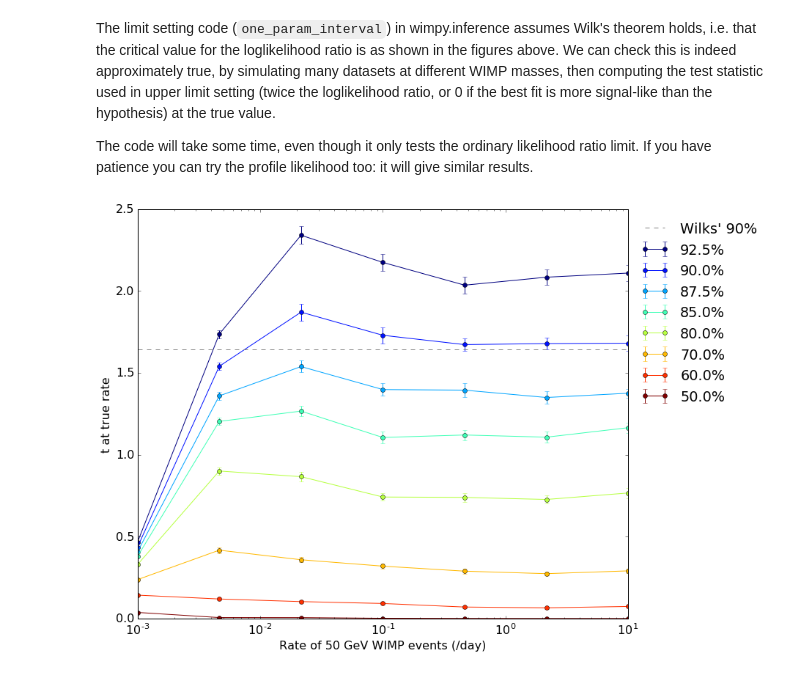
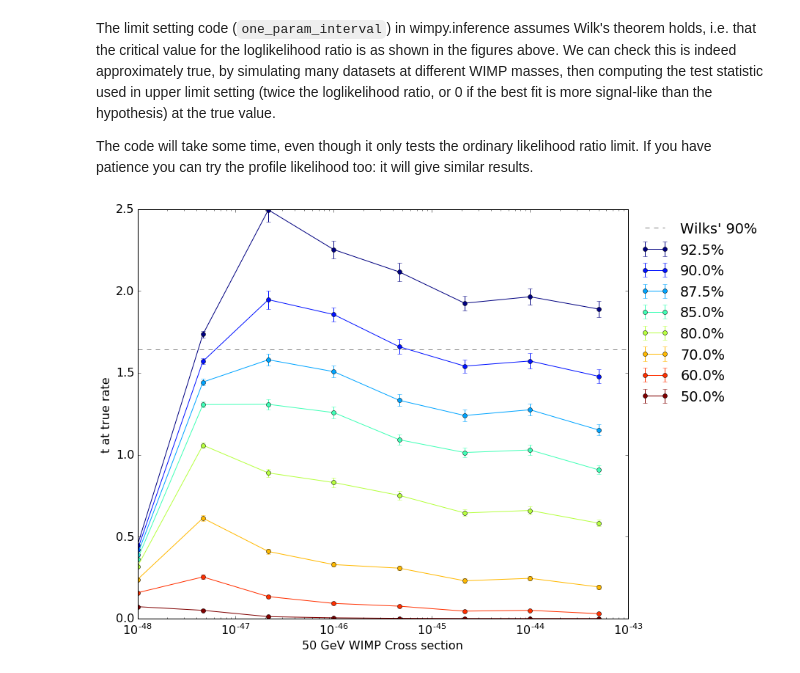
Before and after one commit to XENON1T/laidbax, a Jupyter notebook: notebooks/Simple WIMP analysis.ipynb, the cells around one changed output. Drawn from its saved outputs; the diff is of its cells as text; code cells hidden in the pictures.

```diff
--- a/notebooks/Simple WIMP analysis.ipynb
+++ b/notebooks/Simple WIMP analysis.ipynb
@@ -80,9 +80,13 @@ n_trials = 1000
 limits_lf = np.zeros(n_trials)
 limits_plf = np.zeros(n_trials)
 
-for i in tqdm(range(n_trials)):
-    d = lf.base_model.simulate(rate_multipliers=dict(wimp_50gev=0))
+background_datasets = [lf.base_model.simulate(rate_multipliers=dict(wimp_50gev=0)) for _ in range(n_trials)]
+
+for i, d in enumerate(tqdm(background_datasets)):
     lf.set_data(d)
     plf.set_data(d)
-    limits_lf[i] = one_parameter_interval(lf, 'wimp_50gev_rate', bound=1, kind='upper')
-    limits_plf[i] = one_parameter_interval(plf, 'wimp_50gev_rate', bound=1, kind='upper')
+    try:
+        limits_lf[i] = one_parameter_interval(lf, 'wimp_50gev_rate_multiplier', bound=1, kind='upper')
+        limits_plf[i] = one_parameter_interval(plf, 'wimp_50gev_rate_multiplier', bound=1, kind='upper')
+    except OptimizationFailed:
+        print("Optimization failed for background dataset %d" % i)
@@ -105,35 +118,43 @@ The code will take some time, even though it only tests the ordinary likelihood
 n_trials = int(1e4)
 ts = {}
 
-for rate in np.logspace(-3, 1, 7):
-    ts[rate] = np.zeros(n_trials)
-    for i in tqdm(range(n_trials), desc='Simulating likelihood ratios for %s events/day' % rate):
-        d = lf.base_model.simulate(rate_multipliers=dict(wimp_50gev=rate/reference_rate))
+for rm in np.logspace(-3, 1, 7):
+    ts[rm] = np.zeros(n_trials)
+    for i in tqdm(range(n_trials), desc='Simulating likelihood ratios for '
+                                        '%sx WIMP rate multiplier' % rm):
+        d = lf.base_model.simulate(rate_multipliers=dict(wimp_50gev=rm))
+        lf.set_data(d)
 
-        lf.set_data(d)
-        bf = bestfit_scipy(lf)
-        if bf[0]['wimp_50gev_rate'] > rate:
-            ts[rate][i] = 0
-        else:
-            ts[rate][i] = 2 * (bf[1] - bestfit_scipy(lf, wimp_50gev_rate=rate)[1])
+        # Evaluate the test statistic:
+        # 2 * (loglikelihood of global best fit - ll of best fit conditional on true wimp rate)
+        try:
+            bf = bestfit_scipy(lf)   # Global best fit. Loglikelihood is in [1]
+            if bf[0]['wimp_50gev_rate_multiplier'] > rm:
+                ts[rm][i] = 0
+            else:
+                ts[rm][i] = 2 * (bf[1] - bestfit_scipy(lf, wimp_50gev_rate_multiplier=rm)[1])
+
+        except OptimizationFailed:
+            print("Optimization failed for trial %d, storing nan as t value")
+            ts[rm][i] = float('nan')
 # %%
 def bootstrap_percentile_error(q, pct, bootstrap_trials=200):
     return np.std([np.percentile(np.random.choice(q, len(q)), pct) for _ in range(bootstrap_trials)])
 
 percentiles = [50, 60, 70, 80, 85, 87.5, 90, 92.5]
 for i, pct in enumerate(tqdm(reversed(percentiles))):
-    plt.errorbar(sorted(ts.keys()),
+    plt.errorbar(np.array(sorted(ts.keys())) * 1e-45,
                  [np.percentile(q, pct) for _, q in sorted(ts.items())],
                  yerr=[bootstrap_percentile_error(q, pct) for _, q in sorted(ts.items())],
                  color=plt.cm.jet(i/(len(percentiles)-1)),
                  label='%0.1f%%' % pct,
                  marker='o', linestyle='-')
 plt.xscale('log')
 plt.axhline(stats.norm.ppf(0.9)**2, linestyle='--', color='gray', label="Wilks' 90%")
 plt.legend(bbox_to_anchor=(1, 1), loc='upper left', ncol=1, frameon=False)
-plt.xlabel("Rate of 50 GeV WIMP events (/day)")
+plt.xlabel("50 GeV WIMP Cross section")
 plt.ylabel("t at true rate")
 plt.ylim(0, 2.5)
 plt.show()
 # %% [output]
-[figure, old version]
+[figure, new version]
```
Also changed, not shown: parts of 13 cells of this notebook, 1 other file.
